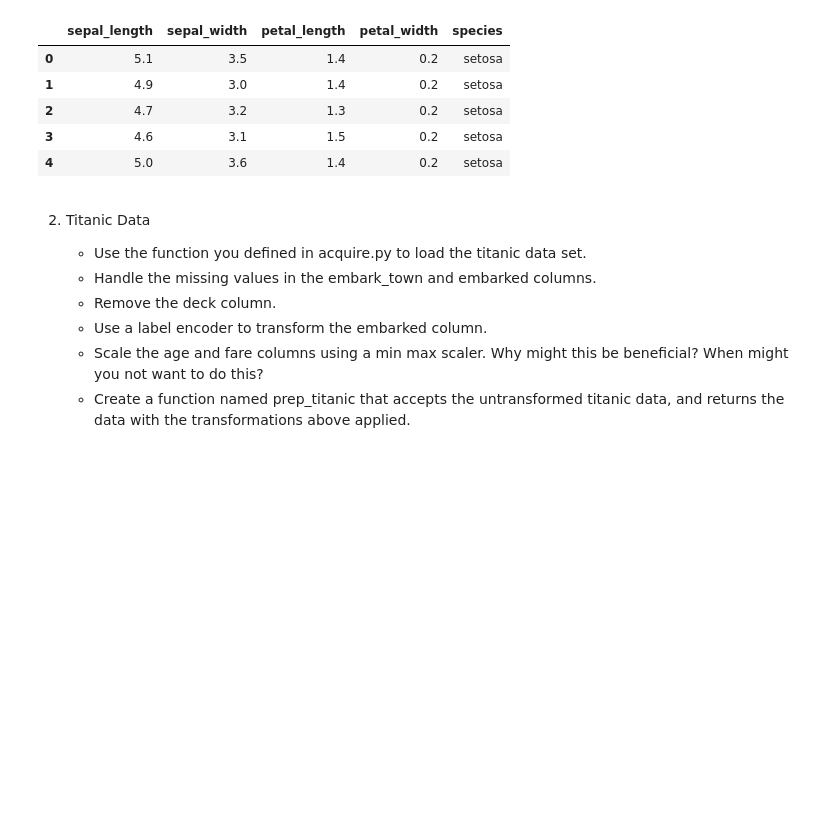
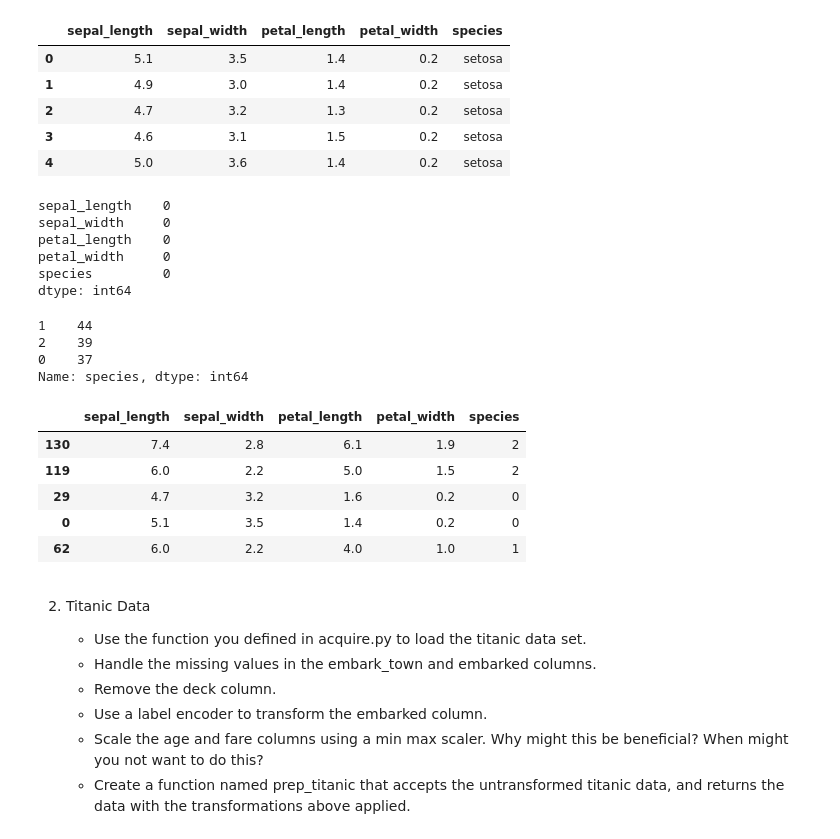
Before and after one commit to Jeff-Hutchins/ds-methodologies-exercises, a Jupyter notebook: classification/classification_exercises.ipynb, the cells around one changed output. Saved outputs shown, nothing was run; the diff lists cells and outputs as text; code cells hidden in the pictures; blank space fills up the shorter version.

```diff
--- a/classification/classification_exercises.ipynb
+++ b/classification/classification_exercises.ipynb
@@ -347,3 +349,34 @@ iris.head()
 | 2 | 4.7 | 3.2 | 1.3 | 0.2 | setosa |
 | 3 | 4.6 | 3.1 | 1.5 | 0.2 | setosa |
 | 4 | 5.0 | 3.6 | 1.4 | 0.2 | setosa |
+# %%
+iris.isnull().sum()
+# %% [output]
+sepal_length    0
+sepal_width     0
+petal_length    0
+petal_width     0
+species         0
+dtype: int64
+# %%
+train1, test1 = train_test_split(iris, train_size=.8, random_state=123)
+# %%
+int_encoder = LabelEncoder()
+int_encoder.fit(train1.species)
+train1.species = int_encoder.transform(train1.species)
+# %%
+train1.species.value_counts()
+# %% [output]
+1    44
+2    39
+0    37
+Name: species, dtype: int64
+# %%
+train1.head()
+# %% [output]
+|  | sepal_length | sepal_width | petal_length | petal_width | species |
+| 130 | 7.4 | 2.8 | 6.1 | 1.9 | 2 |
+| 119 | 6.0 | 2.2 | 5.0 | 1.5 | 2 |
+| 29 | 4.7 | 3.2 | 1.6 | 0.2 | 0 |
+| 0 | 5.1 | 3.5 | 1.4 | 0.2 | 0 |
+| 62 | 6.0 | 2.2 | 4.0 | 1.0 | 1 |
```
Also changed, not shown: parts of 23 cells of this notebook.
